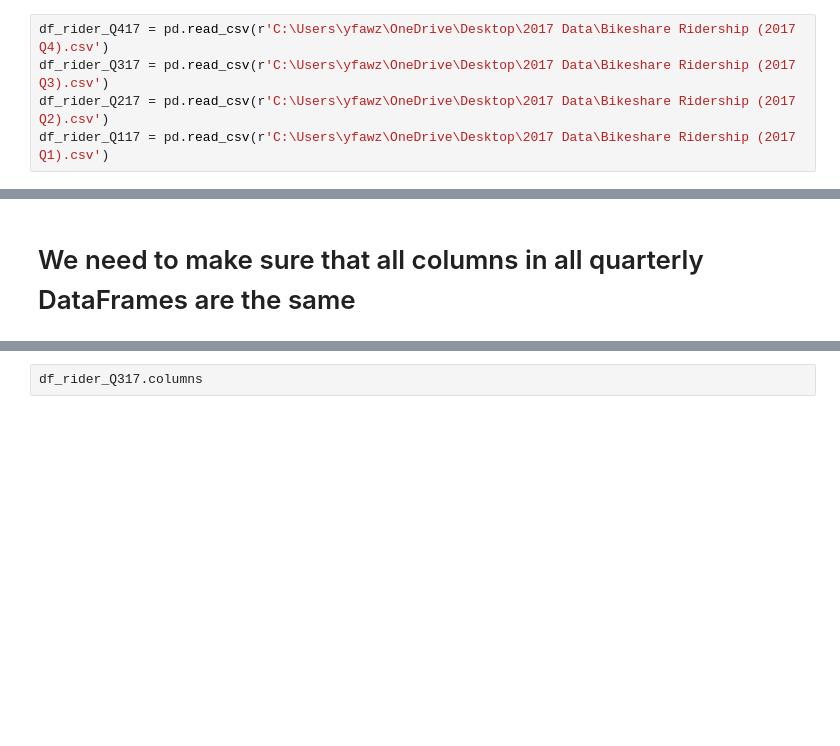
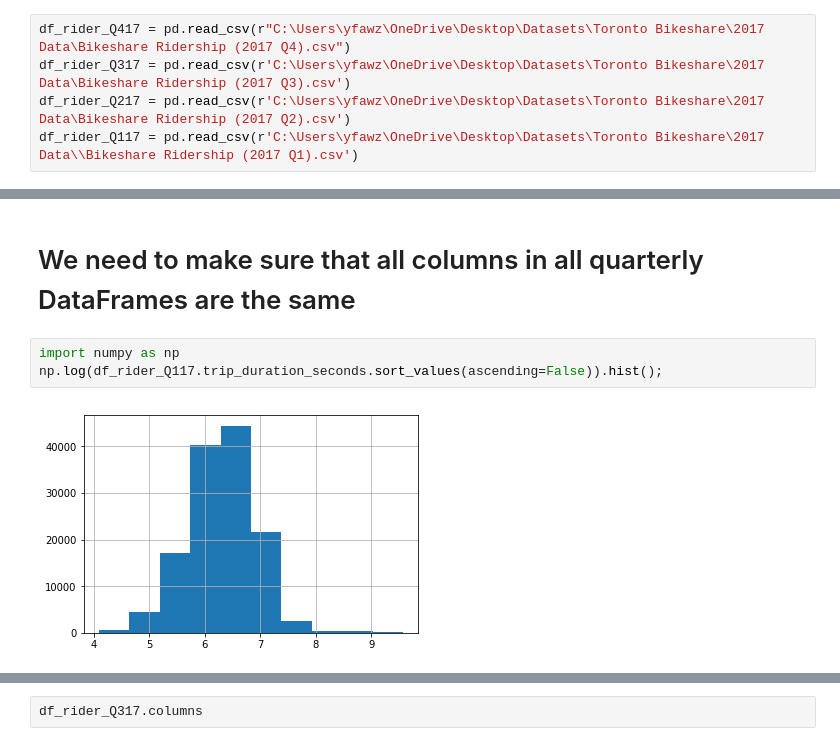
Before and after one commit to y-fawzy/Springboard_Projects, a Jupyter notebook: Side Projects/Toronto BikeShare Analysis.ipynb, the cells around one changed output, grey strips where cells are left out. Cells and saved outputs as stored; diff of their text form; blank space fills up the shorter version.

```diff
--- a/Side Projects/Toronto BikeShare Analysis.ipynb
+++ b/Side Projects/Toronto BikeShare Analysis.ipynb
@@ -81,7 +100,7 @@ df_st.head()
 | 7003 | Madison Ave / Bloor St W | [KEY, CREDITCARD, TRANSITCARD, PH... |
 | 7004 | University Ave / Elm St | [KEY, CREDITCARD, TRANSITCARD, PH... |
 # %%
-df_rider_Q417 = pd.read_csv(r'C:\Users\yfawz\OneDrive\Desktop\2017 Data\Bikeshare Ridership (2017 Q4).csv')
-df_rider_Q317 = pd.read_csv(r'C:\Users\yfawz\OneDrive\Desktop\2017 Data\Bikeshare Ridership (2017 Q3).csv')
-df_rider_Q217 = pd.read_csv(r'C:\Users\yfawz\OneDrive\Desktop\2017 Data\Bikeshare Ridership (2017 Q2).csv')
-df_rider_Q117 = pd.read_csv(r'C:\Users\yfawz\OneDrive\Desktop\2017 Data\Bikeshare Ridership (2017 Q1).csv')
+df_rider_Q417 = pd.read_csv(r"C:\Users\yfawz\OneDrive\Desktop\Datasets\Toronto Bikeshare\2017 Data\Bikeshare Ridership (2017 Q4).csv")
+df_rider_Q317 = pd.read_csv(r'C:\Users\yfawz\OneDrive\Desktop\Datasets\Toronto Bikeshare\2017 Data\Bikeshare Ridership (2017 Q3).csv')
+df_rider_Q217 = pd.read_csv(r'C:\Users\yfawz\OneDrive\Desktop\Datasets\Toronto Bikeshare\2017 Data\Bikeshare Ridership (2017 Q2).csv')
+df_rider_Q117 = pd.read_csv(r'C:\Users\yfawz\OneDrive\Desktop\Datasets\Toronto Bikeshare\2017 Data\\Bikeshare Ridership (2017 Q1).csv')
@@ -92,2 +116,7 @@ df_rider_Q117.head()
 # %% [markdown]
 #  We need to make sure that all columns in all quarterly DataFrames are the same
+# %%
+import numpy as np
+np.log(df_rider_Q117.trip_duration_seconds.sort_values(ascending=False)).hist();
+# %% [output]
+[figure, added]
```
Also changed, not shown: parts of 8 cells of this notebook, 28 other files.
